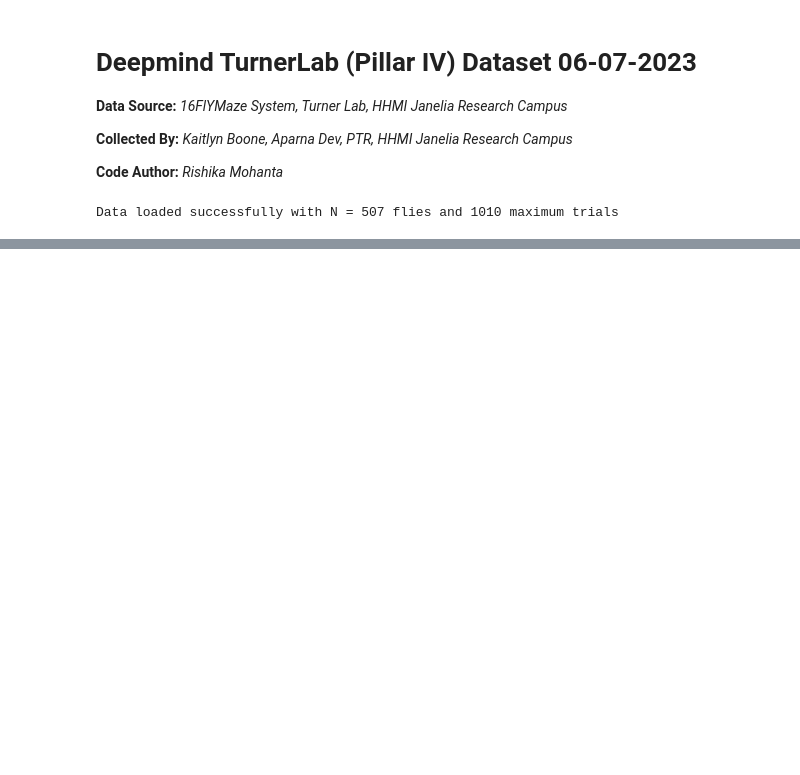
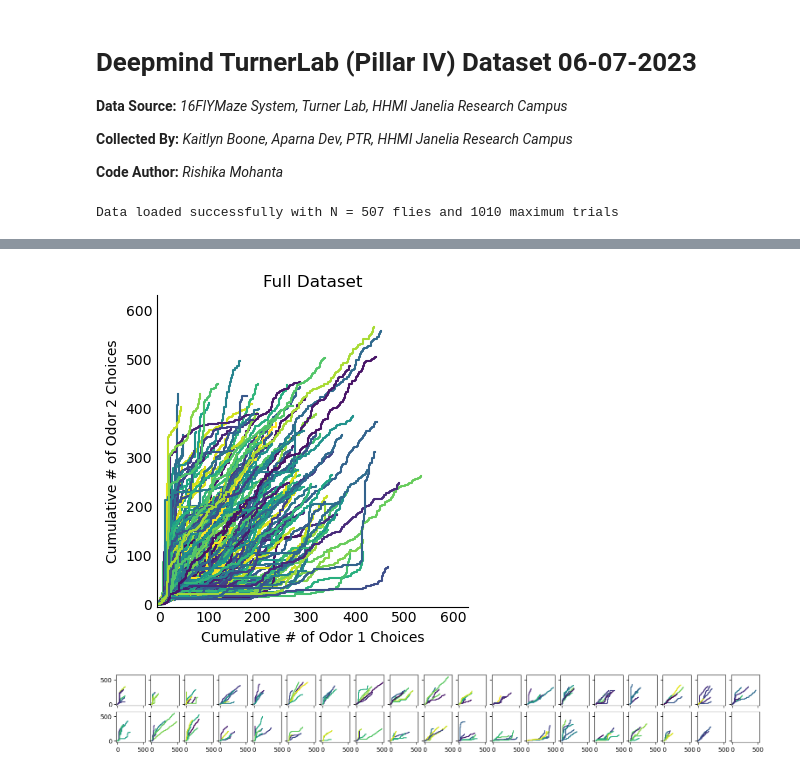
Before and after one commit to neurorishika/pyGORL, a Jupyter notebook: cognitive_analysis.ipynb, the cells around one changed output, grey strips where cells are left out. Saved outputs shown, nothing was run; the diff lists cells and outputs as text; code cells hidden in the pictures; blank space fills up the shorter version.

```diff
--- a/cognitive_analysis.ipynb
+++ b/cognitive_analysis.ipynb
@@ -88,0 +136,42 @@ experiment
+# %%
+# Fly Behavior
+
+# Full Dataset
+fig,ax = plt.subplots(1,1,figsize=(4,4))
+for i in range(N):
+    ax.plot(np.cumsum(choice_data[i,:]==0), np.cumsum(choice_data[i,:]==1), color=plt.cm.viridis(np.random.rand()))
+ax.set_xlabel('Cumulative # of Odor 1 Choices')
+ax.set_ylabel('Cumulative # of Odor 2 Choices')
+ax.set_xlim([-5,choice_data.shape[1]/1.6])
+ax.set_ylim([-5,choice_data.shape[1]/1.6])
+ax.set_aspect('equal')
+ax.set_title('Full Dataset')
+ax.spines['top'].set_visible(False)
+ax.spines['right'].set_visible(False)
+ax.tick_params(axis='both', which='both', length=0)
+plt.tight_layout()
+plt.show()
+
+# Individual Experiments
+
+# find most balanced factorization of n_unique_experiments
+factors = np.array([i for i in range(1,n_unique_experiments+1) if n_unique_experiments%i==0])
+if len(factors) == 2:
+    factors = np.array([i for i in range(1,(n_unique_experiments+1)+1) if (n_unique_experiments+1)%i==0])
+
+if factors.shape[0] % 2 == 0:
+    size_x, size_y = factors[int(factors.shape[0]/2)], factors[int(factors.shape[0]/2)-1]
+else:
+    size_x, size_y = factors[int(factors.shape[0]/2)], factors[int(factors.shape[0]/2)+1]
+fig,ax = plt.subplots(size_y,size_x,figsize=(size_x,size_y),sharex=True,sharey=True)
+for i in range(n_unique_experiments):
+    name,rec_name = 'exp{}.csv'.format(i+1),'exp{}_reciprocal.csv'.format(i+1)
+    experiments = metadata['Fly Experiment'][metadata['Fly Experiment'] == name]
+    reciprocal_experiments = metadata['Fly Experiment'][metadata['Fly Experiment'] == rec_name]
+    for j in range(experiments.shape[0]):
+        ax.flatten()[i].plot(np.cumsum(choice_data[experiments.index[j],:]==0), np.cumsum(choice_data[experiments.index[j],:]==1), color=plt.cm.viridis(np.random.rand()))
+    for j in range(reciprocal_experiments.shape[0]):
+        ax.flatten()[i].plot(np.cumsum(choice_data[reciprocal_experiments.index[j],:]==1), np.cumsum(choice_data[reciprocal_experiments.index[j],:]==0), color=plt.cm.viridis(np.random.rand()), linestyle='-')
+# %% [output]
+[figure, added]
+[figure, added]
```
Also changed, not shown: parts of 9 cells of this notebook, 2 other files.
